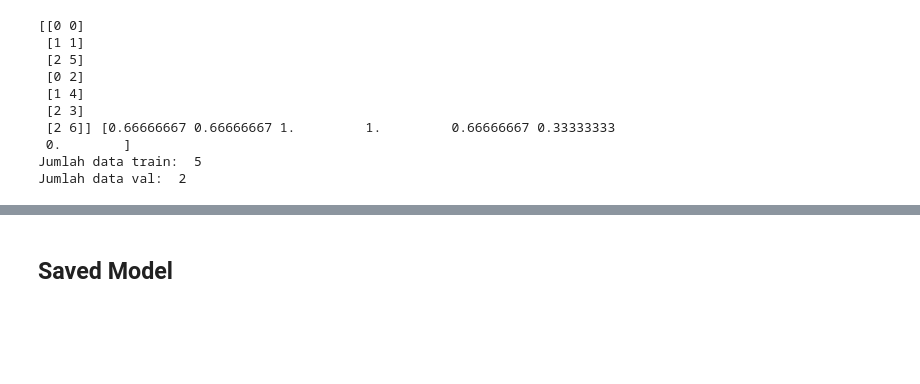
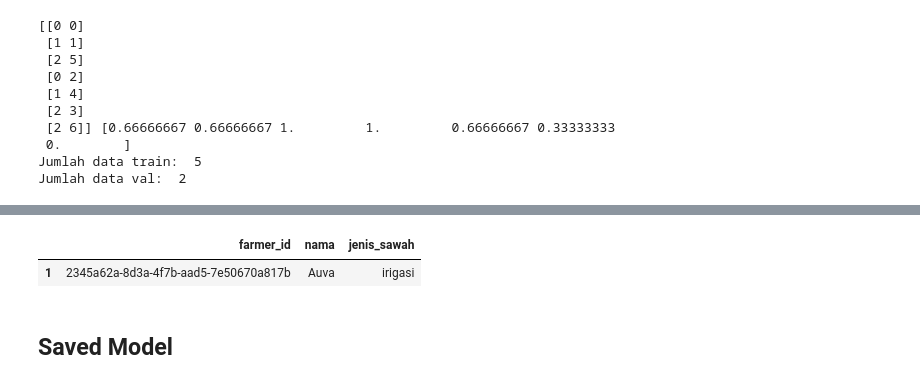
Before and after one commit to AgrowiseHackfest2024/agrowise-ml-hackfest, a Jupyter notebook: Agrowise_ContentBased_Recommendation.ipynb, the cells around one changed output, grey strips where cells are left out. Cells and saved outputs as stored; diff of their text form; code cells hidden in the pictures; blank space fills up the shorter version.

```diff
--- a/Agrowise_ContentBased_Recommendation.ipynb
+++ b/Agrowise_ContentBased_Recommendation.ipynb
@@ -422,0 +417,3 @@ get_collab_recommendations(user_id='c74c14bf-d6ae-455d-842c-6c02cd638349', k=10)
+# %%
+get_collab_recommendations(user_id='b0af16ed-0633-42a2-afc7-2c5e48db5a48', k=10)
+# %% [output]
@@ -423,3 +421,5 @@ get_collab_recommendations(user_id='c74c14bf-d6ae-455d-842c-6c02cd638349', k=10)
+|  | farmer_id | nama | jenis_sawah |
+| 1 | 2345a62a-8d3a-4f7b-aad5-7e50670a817b | Auva | irigasi |
 # %% [markdown]
 ## **Saved Model**
 # %%
```
Also changed, not shown: parts of 5 cells of this notebook, 7 other files.
